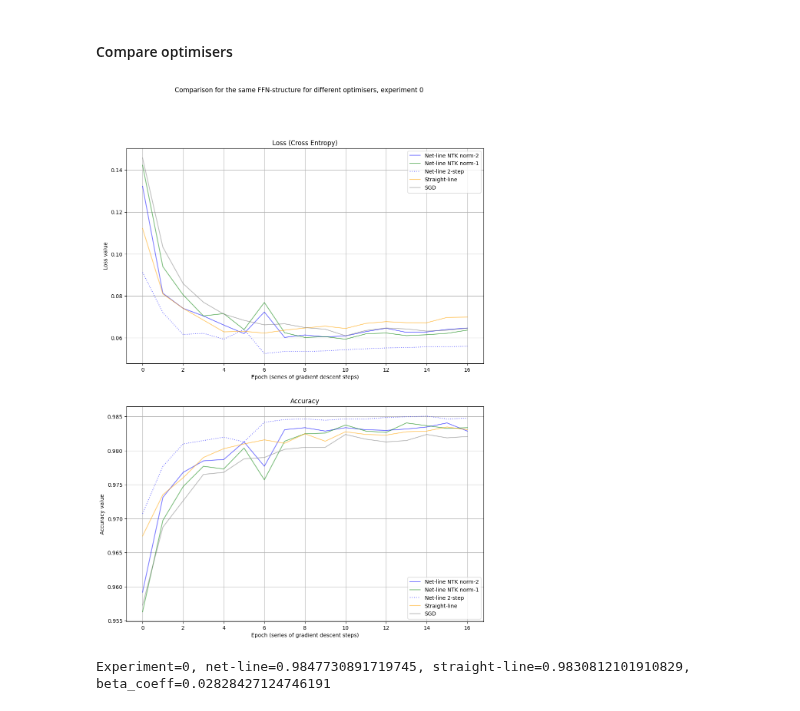
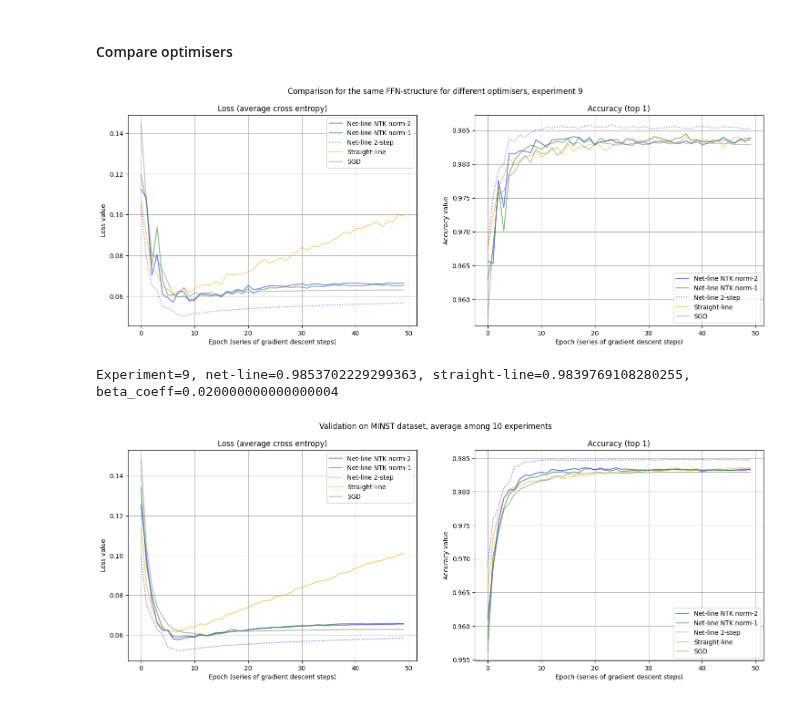
Before and after one commit to vkmbox/adaptive_stepsize, a Jupyter notebook: minst_ffn_comparison.ipynb, the cells around one changed output. Cells and saved outputs as stored; diff of their text form; code cells hidden in the pictures.

```diff
--- a/minst_ffn_comparison.ipynb
+++ b/minst_ffn_comparison.ipynb
@@ -36,7 +36,7 @@ OUTPUT_DIM=10
 DEVICE = torch.device('cuda:0' if torch.cuda.is_available() else 'cpu')
 slope_plus, slope_minus=1.0, 0.
 
-EXPERIMENTS = 3
+EXPERIMENTS = 10
 EPOCHS_PER_EXPERIMENT = 50
 DATASET_PATH = "./datasets"
 # %% [markdown]
@@ -148,7 +208,7 @@ for experiment in range(EXPERIMENTS):
     loss_straightline = nn.CrossEntropyLoss(reduction='sum')
     opt_straightline = optim.SGD(net_straightline.parameters(), lr=1e-2)
 
-    #Sgd fixed lr
+    #Sgd scheduled lr
     net_sgd = copy.deepcopy(net_straightline)
     net_sgd.set_slopes(slope_plus, slope_minus)
     loss_sgd = nn.CrossEntropyLoss()
@@ -164,7 +224,7 @@ for experiment in range(EXPERIMENTS):
     net_linentk1.set_slopes(slope_plus, slope_minus)
     opt_linentk1 = StepCalculatorEtaSoftmaxArmihoNorm1Base(meta)
 
-    #Net-line step
+    #Net-line 2step
     net_linestep = copy.deepcopy(net_straightline)
     net_linestep.set_slopes(slope_plus, slope_minus)
     net_linestep.train(False)
@@ -172,16 +232,14 @@ for experiment in range(EXPERIMENTS):
     opt_linestep.c1 = 0.0125
     opt_linestep.eta0 = 0.0001
     opt_linestep.alpha = 0.125
-    #opt_linestep.beta = 0.01
+    opt_linestep.beta = 0.01
     opt_linestep.iter_max = 2
 
-    beta_coeff = 0.01
     for epoch in range(EPOCHS_PER_EXPERIMENT):
         #beta for net-line
         loss_data = experimental_results[experiment, 0:epoch, 3, 1]
         if len(loss_data) > 1 and ((loss_data[-2] - loss_data[-1])/loss_data[-1]) < -0.01:
-            beta_coeff = beta_coeff * math.sqrt(2.0)
-        opt_linestep.beta = beta_coeff
+            opt_linestep.beta = opt_linestep.beta * math.sqrt(2.0)
         #lr for SGD
         lr = eta_fixed if epoch < 20 else eta_fixed * 0.1 if epoch < 40 else eta_fixed * 0.01
 
@@ -220,37 +278,40 @@ for experiment in range(EXPERIMENTS):
 
             logging.info("####Step with net-line 2-step version")
             step_result = opt_linestep.step(labels, xx, momentum=0.9, nesterov=True)
 
         # testing loop
         acc0, loss0 = test_loop(net_straightline)
         experimental_results[experiment, epoch, 0, 0] = acc0
         experimental_results[experiment, epoch, 0, 1] = loss0
 
         acc1, loss1 = test_loop(net_sgd)
         experimental_results[experiment, epoch, 1, 0] = acc1
         experimental_results[experiment, epoch, 1, 1] = loss1
 
         acc2, loss2 = test_loop(net_linentk2)
         experimental_results[experiment, epoch, 2, 0] = acc2
         experimental_results[experiment, epoch, 2, 1] = loss2
 
         acc3, loss3 = test_loop(net_linestep)
         experimental_results[experiment, epoch, 3, 0] = acc3
         experimental_results[experiment, epoch, 3, 1] = loss3
 
         acc4, loss4 = test_loop(net_linentk1)
         experimental_results[experiment, epoch, 4, 0] = acc4
         experimental_results[experiment, epoch, 4, 1] = loss4
 
         title="Comparison for the same FFN-structure for different optimisers, experiment {}".format(experiment)
-        experiment_comparison(experimental_results[experiment, 0:epoch+1], 0, 100, title=title)
+        experiment_comparison(experimental_results[experiment, 0:epoch+1], None, 0, 100, title=title)
 
         print("Experiment={}, net-line={}, straight-line={}, beta_coeff={}"\
             .format(experiment, acc3, acc0, opt_linestep.beta))
 # %% [output]
-[figure, old version]
+[figure, new version]
-Experiment=0, net-line=0.9847730891719745, straight-line=0.9830812101910829, beta_coeff=0.02828427124746191
+Experiment=9, net-line=0.9853702229299363, straight-line=0.9839769108280255, beta_coeff=0.020000000000000004
 # %%
-experimental_avg = np.mean(experimental_results, axis=0, keepdims=True)
-title2="Comparison for the same FFN-structure for different optimisers, average among {} experiments"
-experiment_comparison(experimental_avg[experiment, 0:epoch+1], 0, 100, title=title)
+experimental_mean = np.mean(experimental_results, axis=0)
+experimental_var = np.var(experimental_results, axis=0)
+title2="Validation on MINST dataset, average among {} experiments".format(EXPERIMENTS)
+experiment_comparison(experimental_mean[0:epoch+1], experimental_var[0:epoch+1], 0, 100, title=title2)
+# %% [output]
+[figure, added]
```
Also changed, not shown: parts of 3 cells of this notebook, 3 other files.
